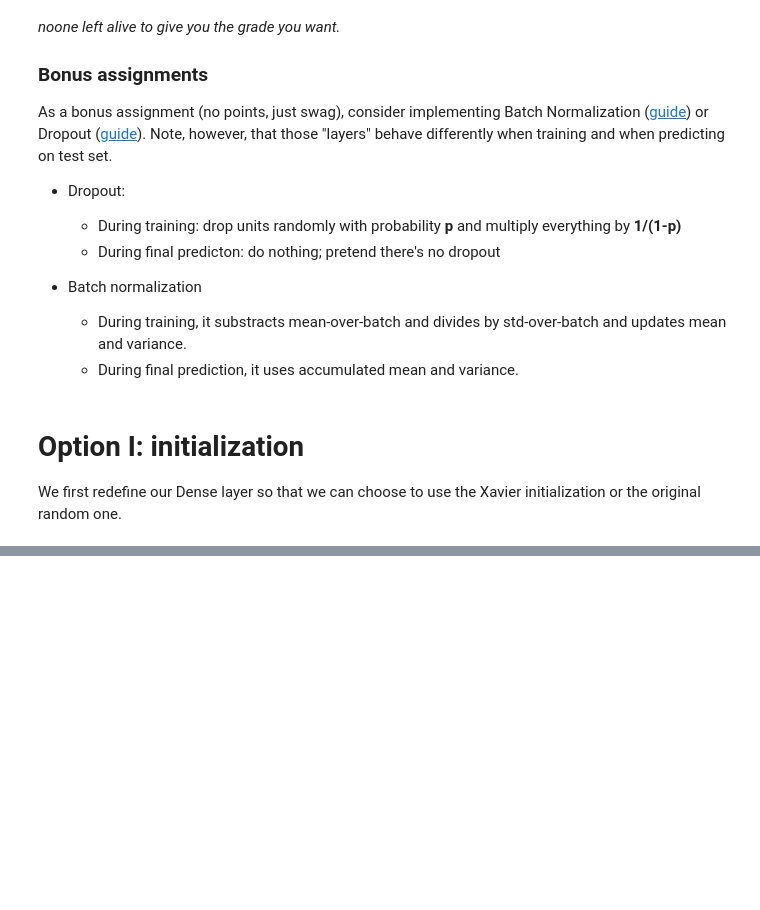
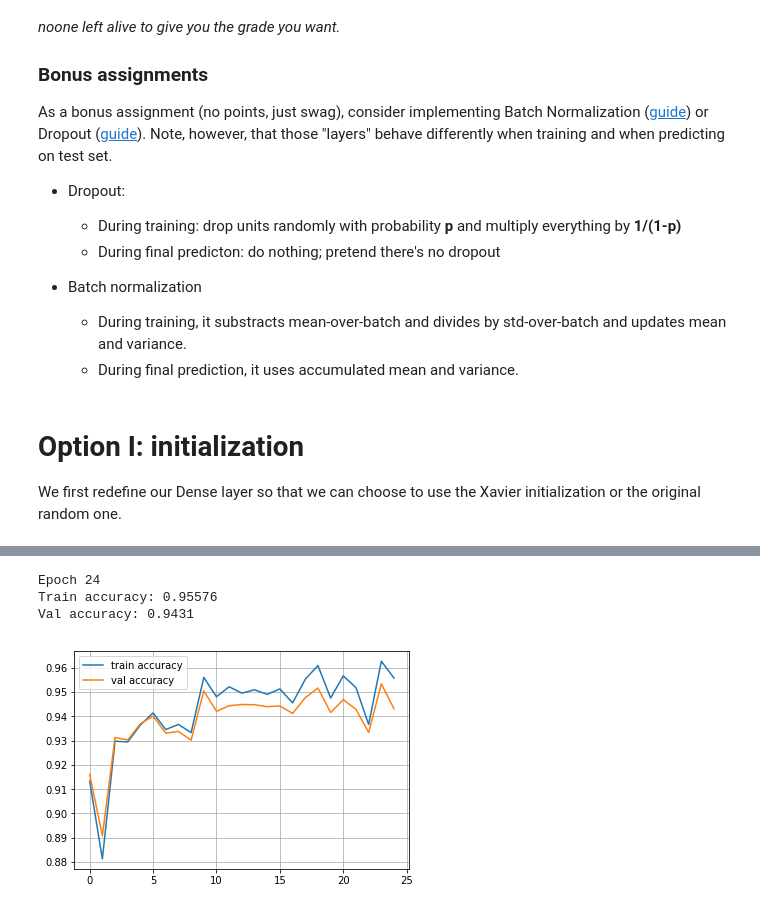
Before and after one commit to jfacorro/intro-to-dl, a Jupyter notebook: week2/NumpyNN (honor).ipynb, the cells around one changed output, grey strips where cells are left out. Cells and saved outputs as stored; diff of their text form; code cells hidden in the pictures; blank space fills up the shorter version.

```diff
--- a/week2/NumpyNN (honor).ipynb
+++ b/week2/NumpyNN (honor).ipynb
@@ -567,0 +568,8 @@ Val accuracy: 0.1064
+# %%
+network = build_network("xavier", [10, 20, 40, 20, 10])
+run_experiment(network, 25)
+# %% [output]
+Epoch 24
+Train accuracy: 0.95576
+Val accuracy: 0.9431
+[figure, added]
```
Also changed, not shown: parts of 18 cells of this notebook.
